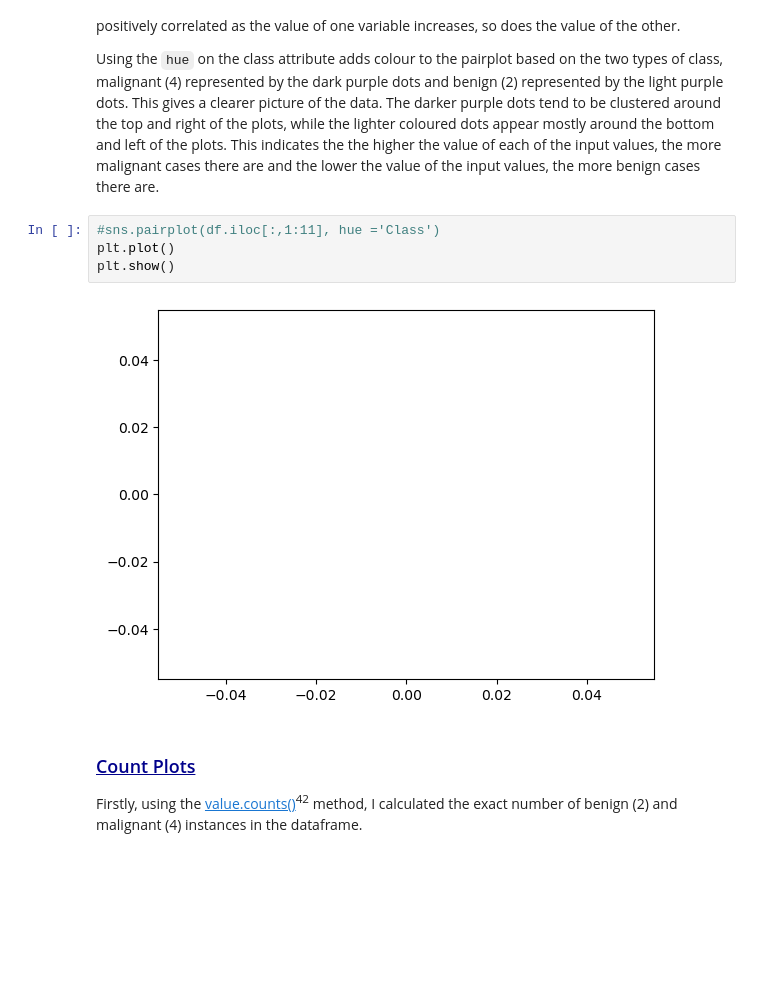
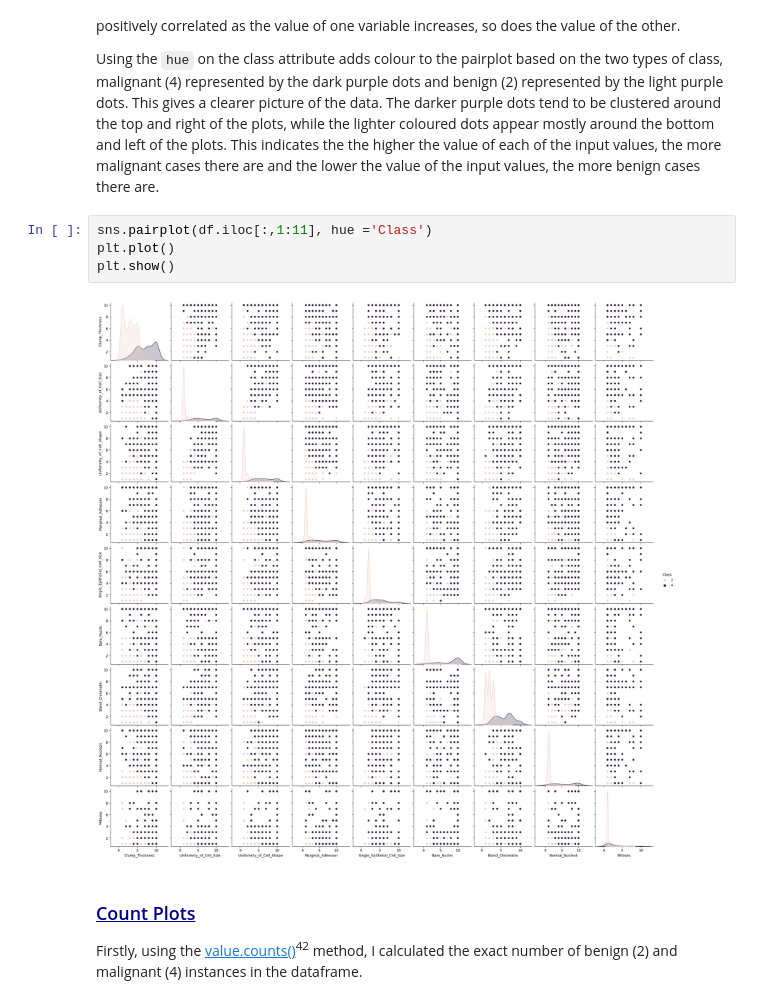
Before and after one commit to OCorry/PfDA-2022-Project-2, a Jupyter notebook: PfDA-2022-Project-2.ipynb, the cells around one changed output. Saved outputs shown, nothing was run; the diff lists cells and outputs as text; blank space fills up the shorter version.

```diff
--- a/PfDA-2022-Project-2.ipynb
+++ b/PfDA-2022-Project-2.ipynb
@@ -376,11 +376,11 @@ The pairplot shows that there is a significant relationship or correlation betwe
 
 Using the ``hue`` on the class attribute adds colour to the pairplot based on the two types of class, malignant (4) represented by the dark purple dots and benign (2) represented by the light purple dots. This gives a clearer picture of the data. The darker purple dots tend to be clustered around the top and right of the plots, while the lighter coloured dots appear mostly around the bottom and left of the plots. This indicates the the higher the value of each of the input values, the more malignant cases there are and the lower the value of the input values, the more benign cases there are.
 # %%
-#sns.pairplot(df.iloc[:,1:11], hue ='Class')
+sns.pairplot(df.iloc[:,1:11], hue ='Class')
 plt.plot()
 plt.show()
 # %% [output]
-[figure, old version]
+[figure, new version]
 # %% [markdown]
 ### <font color=darkblue><ins>Count Plots</ins></font>
 Firstly, using the <a href="https://www.geeksforgeeks.org/how-to-count-occurrences-of-specific-value-in-pandas-column/" target="_top">value.counts()</a><sup>42</sup> method, I calculated the exact number of benign (2) and malignant (4) instances in the dataframe.
```
Also changed, not shown: parts of 20 cells of this notebook, 1 other file.
